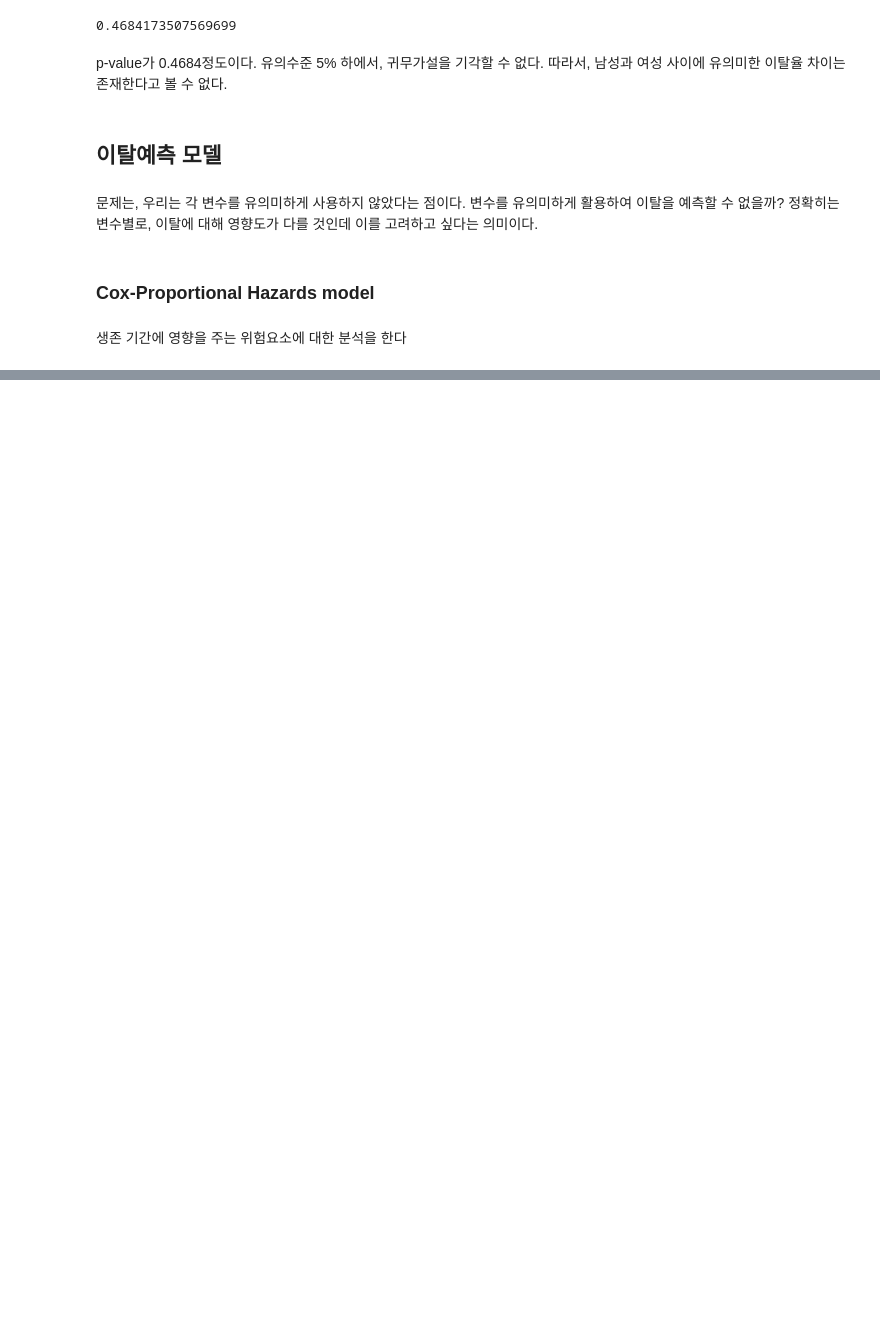
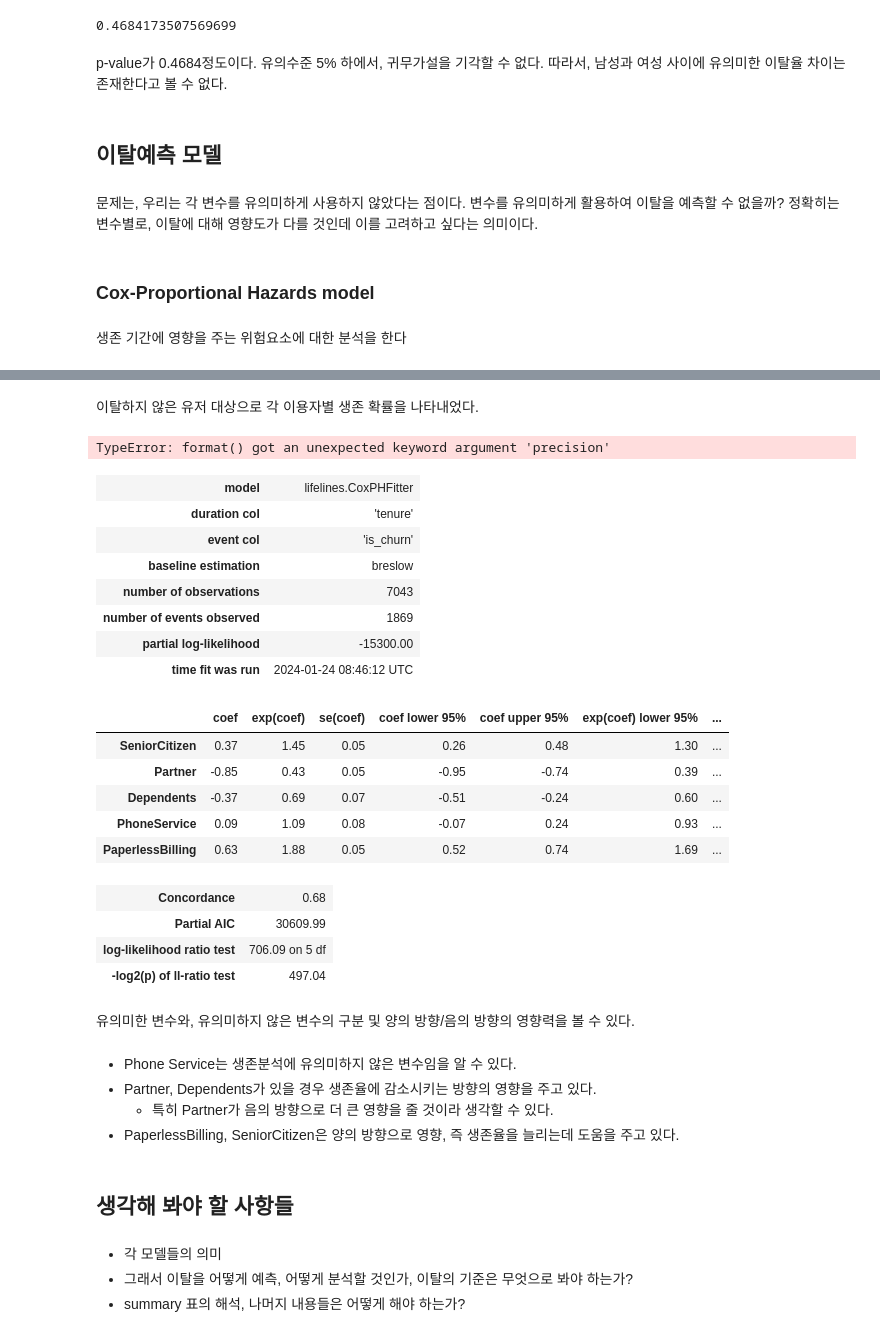
Before and after one commit to swtaktak/TIL_new, a Jupyter notebook: data_analyst_practice/240124 Survival_Analysis Basic.ipynb, the cells around one changed output, grey strips where cells are left out. Saved outputs shown, nothing was run; the diff lists cells and outputs as text; code cells hidden in the pictures; blank space fills up the shorter version.

```diff
--- a/data_analyst_practice/240124 Survival_Analysis Basic.ipynb
+++ b/data_analyst_practice/240124 Survival_Analysis Basic.ipynb
@@ -120,0 +182,4 @@ p-value가 0.4684정도이다. 유의수준 5% 하에서, 귀무가설을 기각
+# %%
+df_columns = ['SeniorCitizen', 'Partner', 'Dependents',
+             'PhoneService', 'PaperlessBilling',
+             'tenure', 'is_churn']
@@ -120,0 +258,37 @@ p-value가 0.4684정도이다. 유의수준 5% 하에서, 귀무가설을 기각
+# %% [markdown]
+이탈하지 않은 유저 대상으로 각 이용자별 생존 확률을 나타내었다.
+# %%
+coxph.print_summary()
+# %% [output]
+TypeError: format() got an unexpected keyword argument 'precision'
+| model | lifelines.CoxPHFitter |
+| duration col | 'tenure' |
+| event col | 'is_churn' |
+| baseline estimation | breslow |
+| number of observations | 7043 |
+| number of events observed | 1869 |
+| partial log-likelihood | -15300.00 |
+| time fit was run | 2024-01-24 08:46:12 UTC |
+|  | coef | exp(coef) | se(coef) | coef lower 95% | coef upper 95% | exp(coef) lower 95% | ... |
+| SeniorCitizen | 0.37 | 1.45 | 0.05 | 0.26 | 0.48 | 1.30 | ... |
+| Partner | -0.85 | 0.43 | 0.05 | -0.95 | -0.74 | 0.39 | ... |
+| Dependents | -0.37 | 0.69 | 0.07 | -0.51 | -0.24 | 0.60 | ... |
+| PhoneService | 0.09 | 1.09 | 0.08 | -0.07 | 0.24 | 0.93 | ... |
+| PaperlessBilling | 0.63 | 1.88 | 0.05 | 0.52 | 0.74 | 1.69 | ... |
+| Concordance | 0.68 |
+| Partial AIC | 30609.99 |
+| log-likelihood ratio test | 706.09 on 5 df |
+| -log2(p) of ll-ratio test | 497.04 |
+# %% [markdown]
+유의미한 변수와, 유의미하지 않은 변수의 구분 및 양의 방향/음의 방향의 영향력을 볼 수 있다.
+# %% [markdown]
+- Phone Service는 생존분석에 유의미하지 않은 변수임을 알 수 있다.
+- Partner, Dependents가 있을 경우 생존율에 감소시키는 방향의 영향을 주고 있다.
+  * 특히 Partner가 음의 방향으로 더 큰 영향을 줄 것이라 생각할 수 있다.
+- PaperlessBilling, SeniorCitizen은 양의 방향으로 영향, 즉 생존율을 늘리는데 도움을 주고 있다.
+# %% [markdown]
+## 생각해 봐야 할 사항들
+# %% [markdown]
+- 각 모델들의 의미
+- 그래서 이탈을 어떻게 예측, 어떻게 분석할 것인가, 이탈의 기준은 무엇으로 봐야 하는가?
+- summary 표의 해석, 나머지 내용들은 어떻게 해야 하는가?
```
Also changed, not shown: parts of 14 cells of this notebook.
